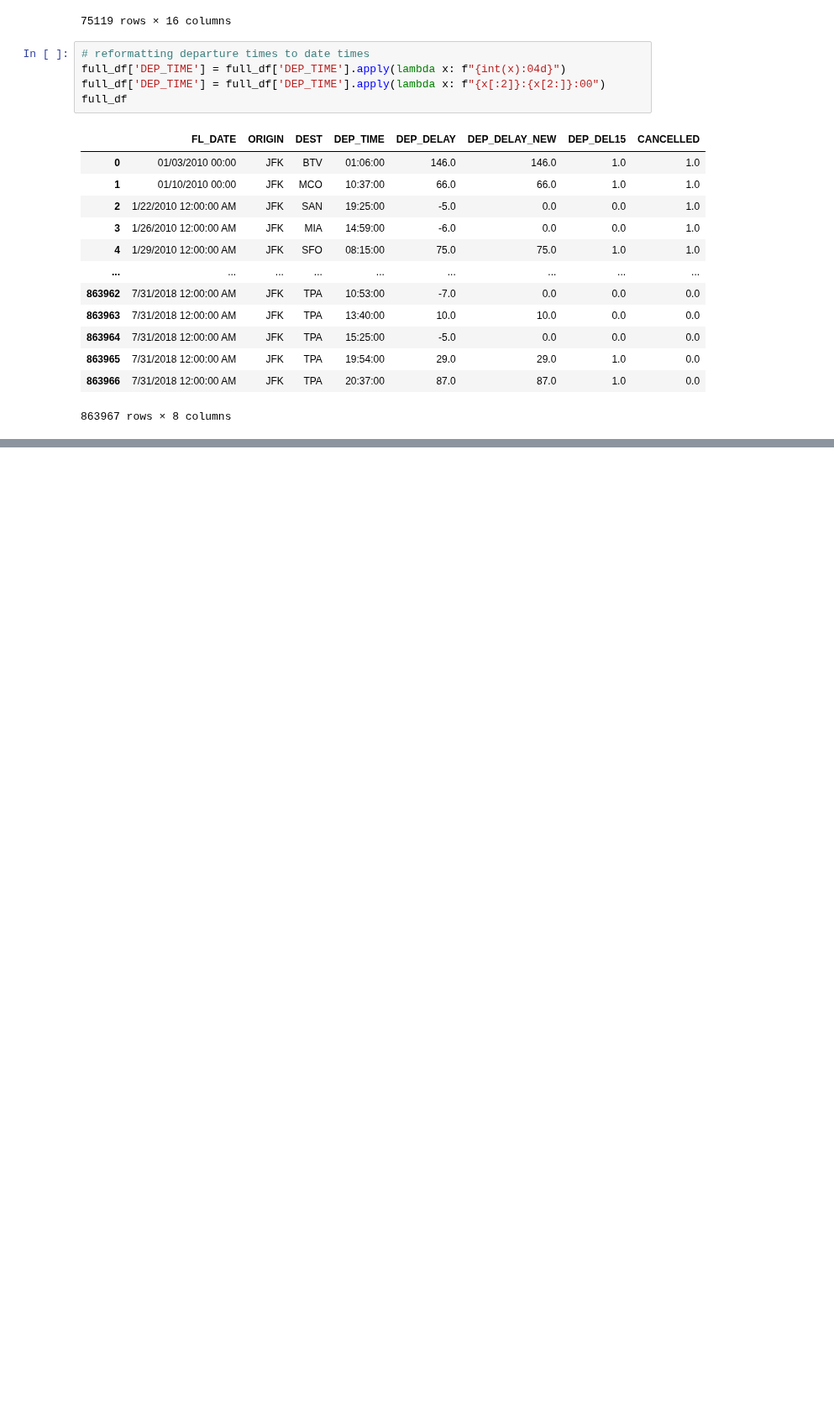
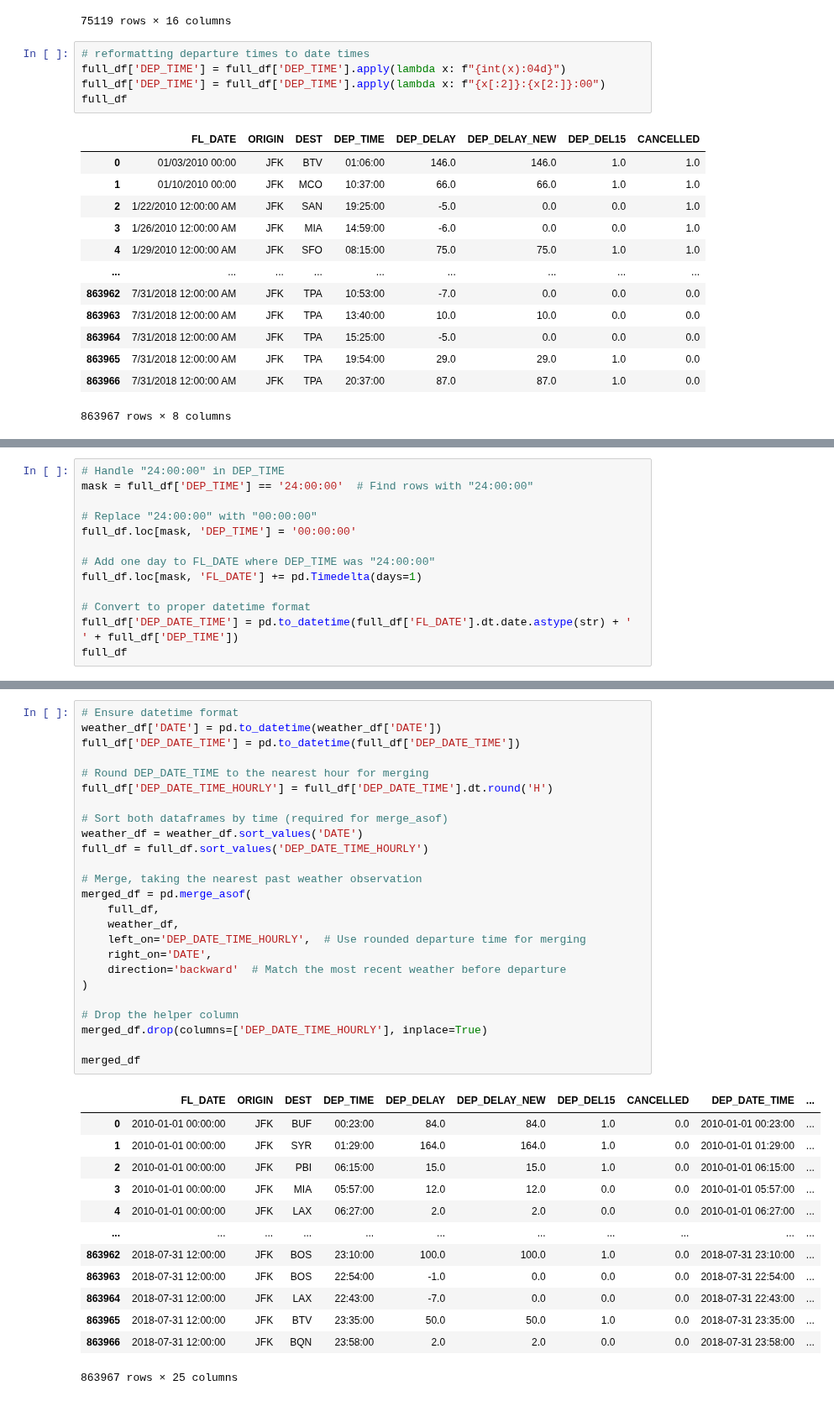
Before and after one commit to craigmiller24/MLP_Project, a Jupyter notebook: Preprocessing.ipynb, the cells around one changed output, grey strips where cells are left out. Shown at 84% size. Drawn from its saved outputs; the diff is of its cells as text; blank space fills up the shorter version.

Commit message:
reformating date time columns

```diff
--- a/Preprocessing.ipynb
+++ b/Preprocessing.ipynb
@@ -159,0 +108,13 @@ merged_df
+# %%
+# Handle "24:00:00" in DEP_TIME
+mask = full_df['DEP_TIME'] == '24:00:00'  # Find rows with "24:00:00"
+
+# Replace "24:00:00" with "00:00:00"
+full_df.loc[mask, 'DEP_TIME'] = '00:00:00'
+
+# Add one day to FL_DATE where DEP_TIME was "24:00:00"
+full_df.loc[mask, 'FL_DATE'] += pd.Timedelta(days=1)
+
+# Convert to proper datetime format
+full_df['DEP_DATE_TIME'] = pd.to_datetime(full_df['FL_DATE'].dt.date.astype(str) + ' ' + full_df['DEP_TIME'])
+full_df
@@ -159,0 +135,39 @@ merged_df
+# %%
+# Ensure datetime format
+weather_df['DATE'] = pd.to_datetime(weather_df['DATE'])
+full_df['DEP_DATE_TIME'] = pd.to_datetime(full_df['DEP_DATE_TIME'])
+
+# Round DEP_DATE_TIME to the nearest hour for merging
+full_df['DEP_DATE_TIME_HOURLY'] = full_df['DEP_DATE_TIME'].dt.round('H')
+
+# Sort both dataframes by time (required for merge_asof)
+weather_df = weather_df.sort_values('DATE')
+full_df = full_df.sort_values('DEP_DATE_TIME_HOURLY')
+
+# Merge, taking the nearest past weather observation
+merged_df = pd.merge_asof(
+    full_df,
+    weather_df,
+    left_on='DEP_DATE_TIME_HOURLY',  # Use rounded departure time for merging
+    right_on='DATE',
+    direction='backward'  # Match the most recent weather before departure
+)
+
+# Drop the helper column
+merged_df.drop(columns=['DEP_DATE_TIME_HOURLY'], inplace=True)
+
+merged_df
+# %% [output]
+|  | FL_DATE | ORIGIN | DEST | DEP_TIME | DEP_DELAY | DEP_DELAY_NEW | DEP_DEL15 | CANCELLED | DEP_DATE_TIME | ... |
+| 0 | 2010-01-01 00:00:00 | JFK | BUF | 00:23:00 | 84.0 | 84.0 | 1.0 | 0.0 | 2010-01-01 00:23:00 | ... |
+| 1 | 2010-01-01 00:00:00 | JFK | SYR | 01:29:00 | 164.0 | 164.0 | 1.0 | 0.0 | 2010-01-01 01:29:00 | ... |
+| 2 | 2010-01-01 00:00:00 | JFK | PBI | 06:15:00 | 15.0 | 15.0 | 1.0 | 0.0 | 2010-01-01 06:15:00 | ... |
+| 3 | 2010-01-01 00:00:00 | JFK | MIA | 05:57:00 | 12.0 | 12.0 | 0.0 | 0.0 | 2010-01-01 05:57:00 | ... |
+| 4 | 2010-01-01 00:00:00 | JFK | LAX | 06:27:00 | 2.0 | 2.0 | 0.0 | 0.0 | 2010-01-01 06:27:00 | ... |
+| ... | ... | ... | ... | ... | ... | ... | ... | ... | ... | ... |
+| 863962 | 2018-07-31 12:00:00 | JFK | BOS | 23:10:00 | 100.0 | 100.0 | 1.0 | 0.0 | 2018-07-31 23:10:00 | ... |
+| 863963 | 2018-07-31 12:00:00 | JFK | BOS | 22:54:00 | -1.0 | 0.0 | 0.0 | 0.0 | 2018-07-31 22:54:00 | ... |
+| 863964 | 2018-07-31 12:00:00 | JFK | LAX | 22:43:00 | -7.0 | 0.0 | 0.0 | 0.0 | 2018-07-31 22:43:00 | ... |
+| 863965 | 2018-07-31 12:00:00 | JFK | BTV | 23:35:00 | 50.0 | 50.0 | 1.0 | 0.0 | 2018-07-31 23:35:00 | ... |
+| 863966 | 2018-07-31 12:00:00 | JFK | BQN | 23:58:00 | 2.0 | 2.0 | 0.0 | 0.0 | 2018-07-31 23:58:00 | ... |
+863967 rows × 25 columns
```
Also changed, not shown: parts of 4 cells of this notebook.
